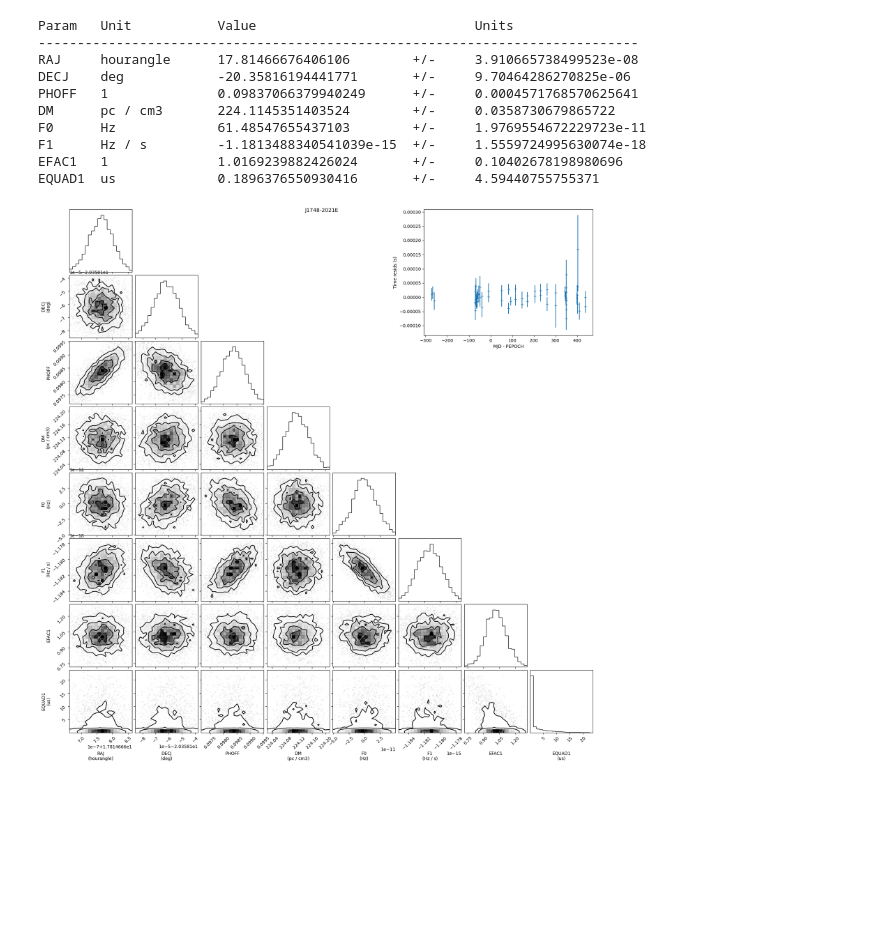
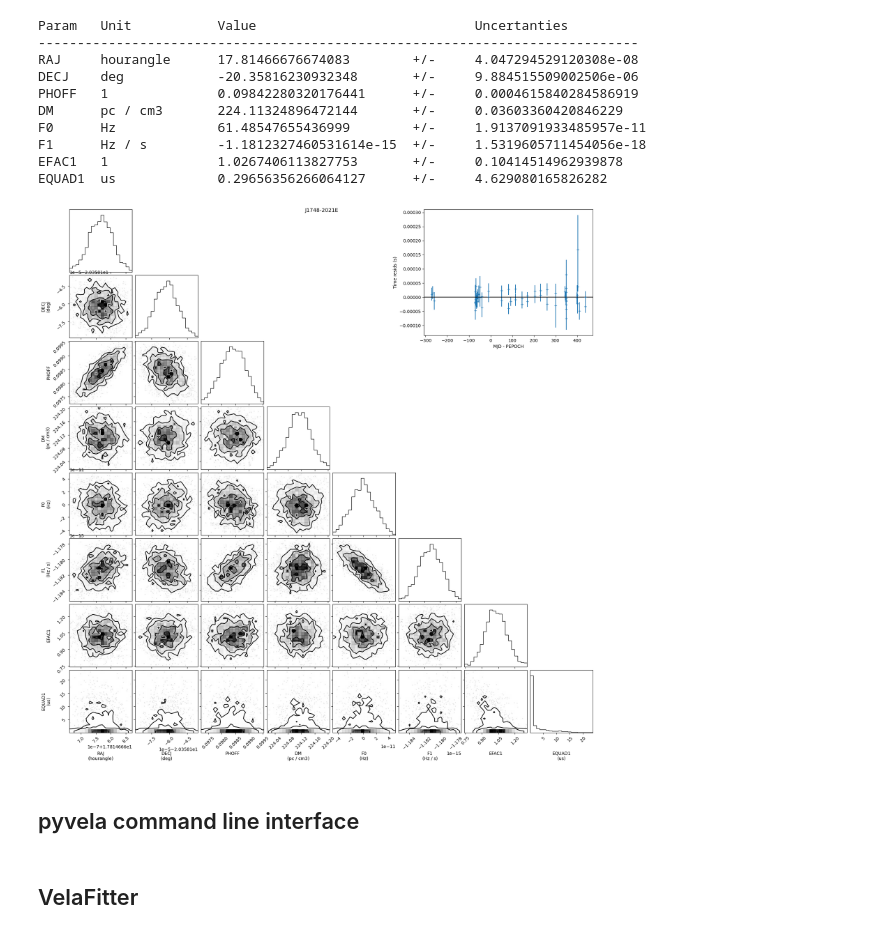
Before and after one commit to abhisrkckl/Vela.jl, a Jupyter notebook: pyvela/examples/vela-demo.ipynb, the cells around one changed output. Cells and saved outputs as stored; diff of their text form; code cells hidden in the pictures; blank space fills up the shorter version.

```diff
--- a/pyvela/examples/vela-demo.ipynb
+++ b/pyvela/examples/vela-demo.ipynb
@@ -10,6 +13,9 @@ Detected IPython. Loading juliacall extension. See https://juliapy.github.io/Pyt
 spnta = SPNTA (
     parfile ="NGC6440E.par",
     timfile ="NGC6440E.tim",
+    cheat_prior_scale=100,
+    # custom_priors="NGC6440E_priors.json",
+    # custom_priors={ ... },
 )
 # %%
 nwalkers = spnta.ndim * 5
@@ -41,10 +47,11 @@ spnta.lnpost_vectorized(p0)
 sampler = emcee.EnsembleSampler(
     nwalkers,
     spnta.ndim,
-    spnta.lnpost,
+    spnta.lnpost_vectorized,
+    vectorize=True,
 )
 # %%
-sampler.run_mcmc(p0, 6000, progress=True);
+sampler.run_mcmc(p0, 4000, progress=True);
 # %%
 samples_raw = sampler.get_chain(flat=True, discard=1000, thin=50)
 samples = spnta.rescale_samples(samples_raw)
@@ -56,36 +63,41 @@ params_med_raw = np.median(samples_raw, axis=0)
 params_med = spnta.rescale_samples(params_med_raw)
 params_std = np.std(samples, axis=0)
 
-print(f"Param\t{'Unit':<15}{'Value':<33}Units")
+print(f"Param\t{'Unit':<15}{'Value':<33}Uncertanties")
 print("-" * 77)
 for pname, punit, pval, pstd in zip(spnta.param_names, spnta.param_units, (params_med + shifts), params_std):
     print(f"{pname}\t{punit:<15}{pval}\t+/-\t{pstd}")
 # %% [output]
-Param   Unit           Value                            Units
+Param   Unit           Value                            Uncertanties
 -----------------------------------------------------------------------------
-RAJ     hourangle      17.81466676406106        +/-     3.910665738499523e-08
-DECJ    deg            -20.35816194441771       +/-     9.70464286270825e-06
-PHOFF   1              0.09837066379940249      +/-     0.0004571768570625641
-DM      pc / cm3       224.1145351403524        +/-     0.0358730679865722
-F0      Hz             61.48547655437103        +/-     1.9769554672229723e-11
-F1      Hz / s         -1.1813488340541039e-15  +/-     1.5559724995630074e-18
-EFAC1   1              1.0169239882426024       +/-     0.10402678198980696
-EQUAD1  us             0.1896376550930416       +/-     4.59440755755371
+RAJ     hourangle      17.81466676674083        +/-     4.047294529120308e-08
+DECJ    deg            -20.35816230932348       +/-     9.884515509002506e-06
+PHOFF   1              0.09842280320176441      +/-     0.0004615840284586919
+DM      pc / cm3       224.11324896472144       +/-     0.03603360420846229
+F0      Hz             61.48547655436999        +/-     1.9137091933485957e-11
+F1      Hz / s         -1.1812327460531614e-15  +/-     1.5319605711454056e-18
+EFAC1   1              1.0267406113827753       +/-     0.10414514962939878
+EQUAD1  us             0.29656356266064127      +/-     4.629080165826282
 # %%
 fig = corner.corner(
     samples,
     labels=spnta.param_labels,
     range=[0.99]*spnta.ndim
 )
 
 plt.subplot(433)
 plt.errorbar(spnta.mjds, spnta.time_residuals(params_med_raw), spnta.scaled_toa_unceritainties(params_med_raw), ls="", marker="+")
 plt.xlabel("MJD - PEPOCH")
 plt.ylabel("Time resids (s)")
+plt.axhline(0, color="k")
 
 plt.suptitle(spnta.model.pulsar_name);
 # %% [output]
-[figure, old version]
+[figure, new version]
+# %% [markdown]
+## pyvela command line interface
 # %%
 # pyvela J0613-0200.InPTA.NB.par J0613-0200.InPTA.NB.tim -o J0613-0200.InPTA.NB_out -M -C 100 -f
 # pyvela-plot J0613-0200.InPTA.NB_out
+# %% [markdown]
+## VelaFitter
```
Also changed, not shown: parts of 7 cells of this notebook, 1 other file.
